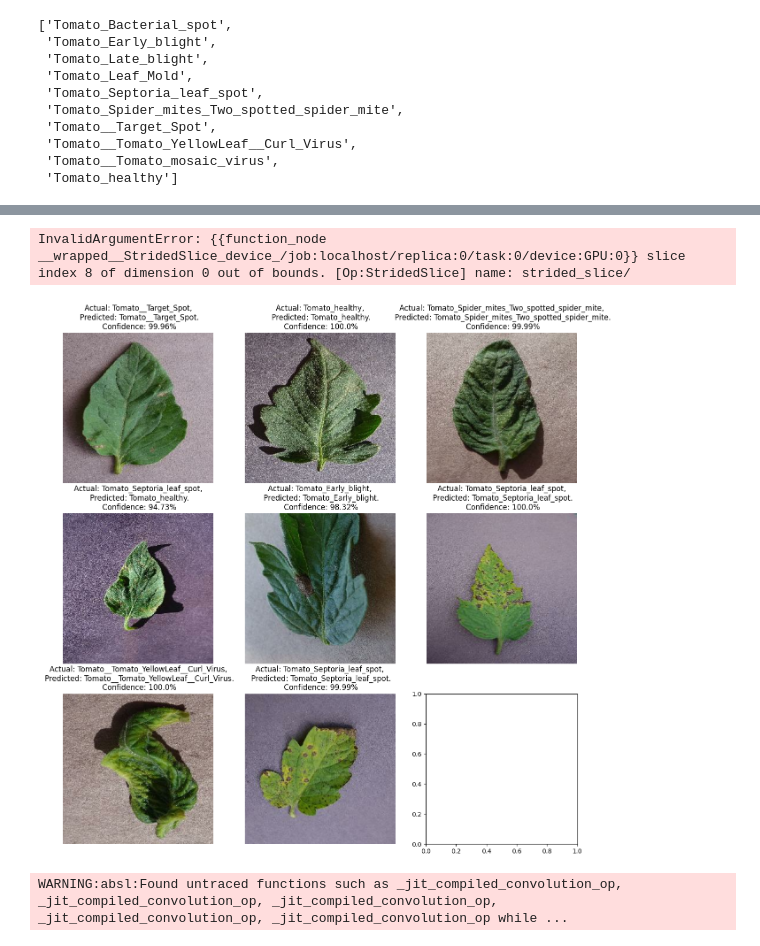
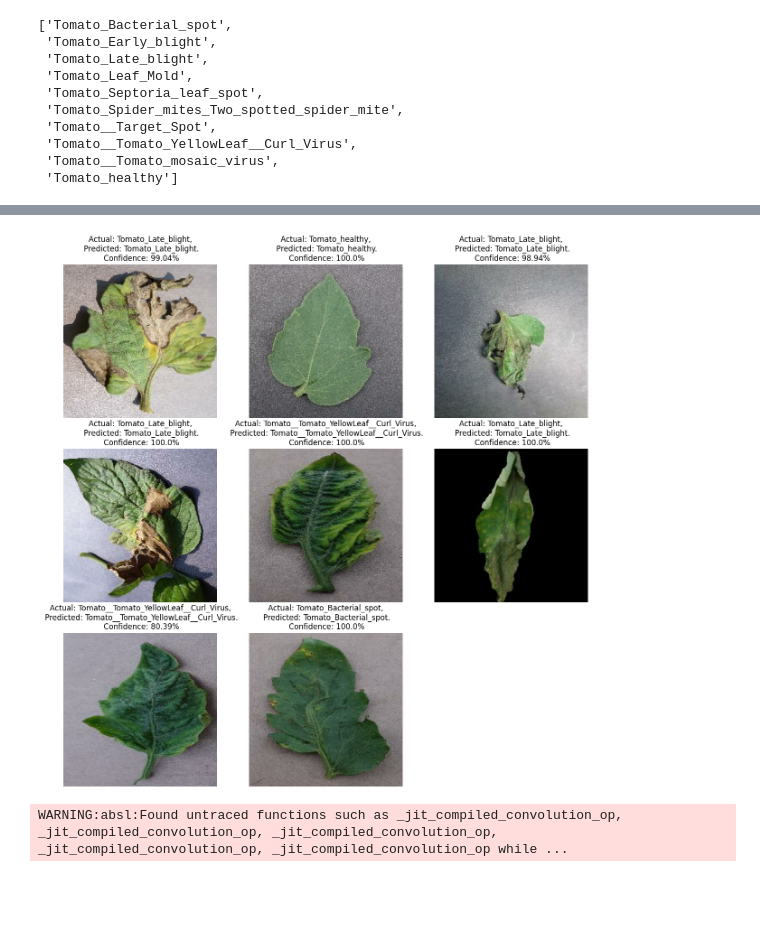
Before and after one commit to KrongPan/Potato_Tomato_Pepper_Disease_Classification, a Jupyter notebook: training/tomato/training_tomato.ipynb, the cells around one changed output, grey strips where cells are left out. Saved outputs shown, nothing was run; the diff lists cells and outputs as text; code cells hidden in the pictures; blank space fills up the shorter version.

```diff
--- a/training/tomato/training_tomato.ipynb
+++ b/training/tomato/training_tomato.ipynb
@@ -5,9 +5,9 @@ from tensorflow.python.client import device_lib
 import matplotlib.pyplot as plt
 # %%
 IMAGE_SIZE = 256
-BATCH_SIZE = 8
+BATCH_SIZE = 64
 CHANNELS = 3
-EPOCHS = 20
+EPOCHS = 30
 # %%
 dataset = tf.keras.preprocessing.image_dataset_from_directory (
     "PlantVillage",
@@ -41,6 +41,6 @@ len(dataset)*train_size
 # %%
-train_ds = dataset.take(1601)
-test_ds = dataset.skip(1601)
+train_ds = dataset.take(200)
+test_ds = dataset.skip(200)
 # %%
 val_size = 0.1
 len(dataset)*val_size
@@ -49,6 +49,6 @@ len(dataset)*val_size
 # %%
-val_ds = test_ds.take(200)
-test_ds = test_ds.skip(200)
+val_ds = test_ds.take(25)
+test_ds = test_ds.skip(25)
 # %%
 def get_dataset_partition_tf(ds, train_split = 0.8, val_split = 0.1, test_split = 0.1, shuffle = True, shuffle_size = 10000):
     assert(train_split + test_split + val_split) == 1
@@ -196,7 +196,7 @@ def predict(model, img):
 # %%
 plt.figure(figsize=(15, 15))
 for images, labels in test_ds.take(1):
-    for i in range(9):
+    for i in range(8):
         ax = plt.subplot(3, 3, i + 1)
         plt.imshow(images[i].numpy().astype("uint8"))
 
@@ -218,5 +218,4 @@ for images, labels in test_ds.take(1):
-InvalidArgumentError: {{function_node __wrapped__StridedSlice_device_/job:localhost/replica:0/task:0/device:GPU:0}} slice index 8 of dimension 0 out of bounds. [Op:StridedSlice] name: strided_slice/
-[figure, old version]
+[figure, new version]
 # %%
 import os
 model.save(f"../models/tomato_1")
```
Also changed, not shown: parts of 7 cells of this notebook, 4 other files.
